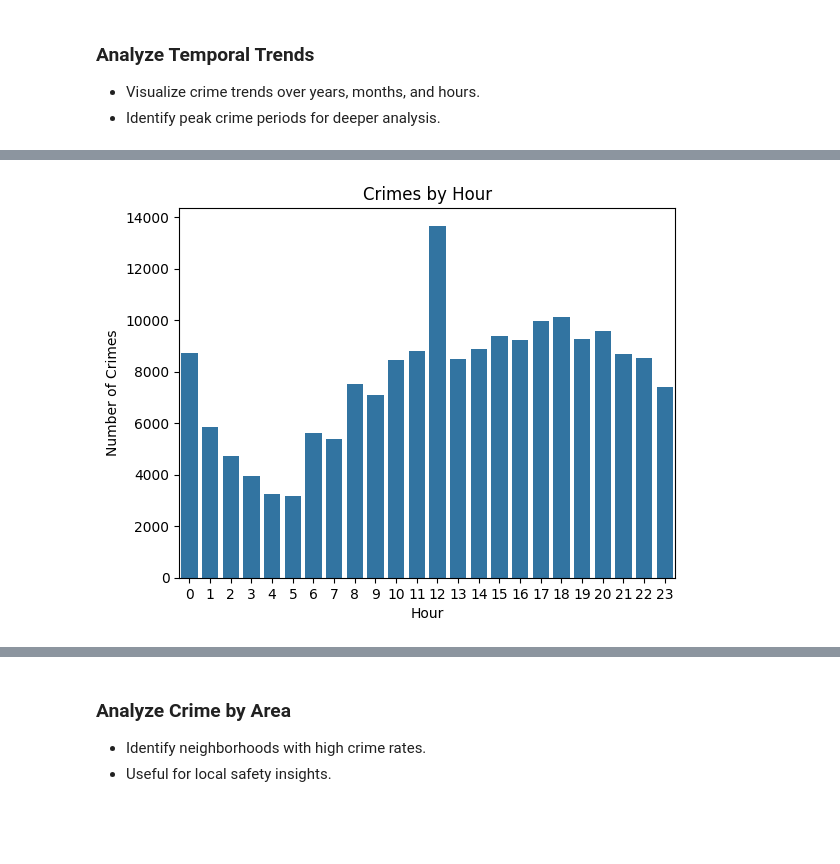
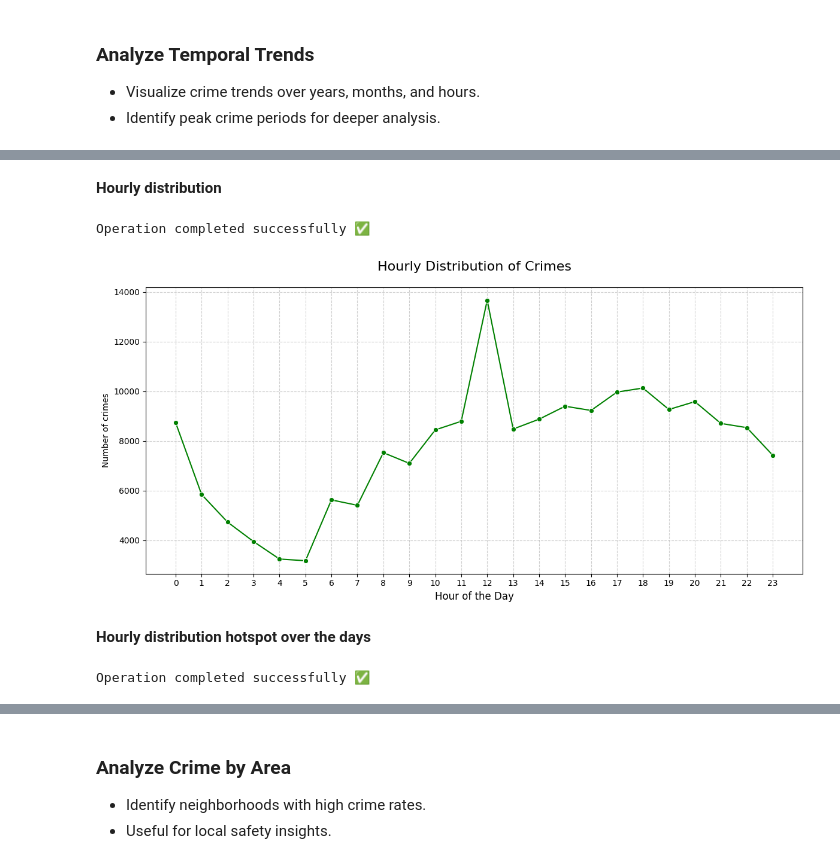
Before and after one commit to Cyber-Trinity/Data-Analysis, a Jupyter notebook: Crime in Los Angeles/notebook.ipynb, the cells around one changed output, grey strips where cells are left out. Drawn from its saved outputs; the diff is of its cells as text; code cells hidden in the pictures; blank space fills up the shorter version.

```diff
--- a/Crime in Los Angeles/notebook.ipynb
+++ b/Crime in Los Angeles/notebook.ipynb
@@ -572,8 +615,50 @@ plt.show()
+# %% [markdown]
+**Hourly distribution**
+# %%
+# Group your crimes by hour and count the number of crimes
+crimes_per_hour = crimes.groupby('Hour').size().reset_index(name='Number of crimes')
+
+print("Operation completed successfully ✅")
+# %% [output]
+Operation completed successfully ✅
 # %%
-# Crimes by Hour
-sns.countplot(x='Hour', data=crimes)
-plt.ylabel("Number of Crimes")
-plt.title("Crimes by Hour")
+# Plot
+plt.figure(figsize=(12, 6))
+sns.lineplot(
+    data=crimes_per_hour,
+    x='Hour',
+    y='Number of crimes',
+    marker='o',  # Add markers for each data point
+    color='green',
+)
+
+# Add title and labels
+plt.title('Hourly Distribution of Crimes', fontsize=16, pad=20)
+plt.xlabel('Hour of the Day', fontsize=12)
+
+# Set x-axis ticks
+plt.xticks(range(0, 24))
+
+# Add grid
+plt.grid(True, linestyle='--', alpha=0.6)
+
+# Show the plot
+plt.tight_layout()
 plt.show()
 # %% [output]
-[figure, old version]
+[figure, new version]
+# %% [markdown]
+**Hourly distribution hotspot over the days**
+# %%
+# Group your crimes by day and hour and count the number of crimes
+hourly_trend = crimes.groupby(['DayOfWeek', 'Hour']).size().reset_index(name='Number of crimes')
+
+# Pivot the data for a heatmap
+heatmap_data = hourly_trend.pivot(index='DayOfWeek', columns='Hour', values='Number of crimes')
+
+# Define the order of days
+day_order = ['Monday', 'Tuesday', 'Wednesday', 'Thursday', 'Friday', 'Saturday', 'Sunday']
+
+print("Operation completed successfully ✅")
+# %% [output]
+Operation completed successfully ✅
```
Also changed, not shown: parts of 36 cells of this notebook, 3 other files.
